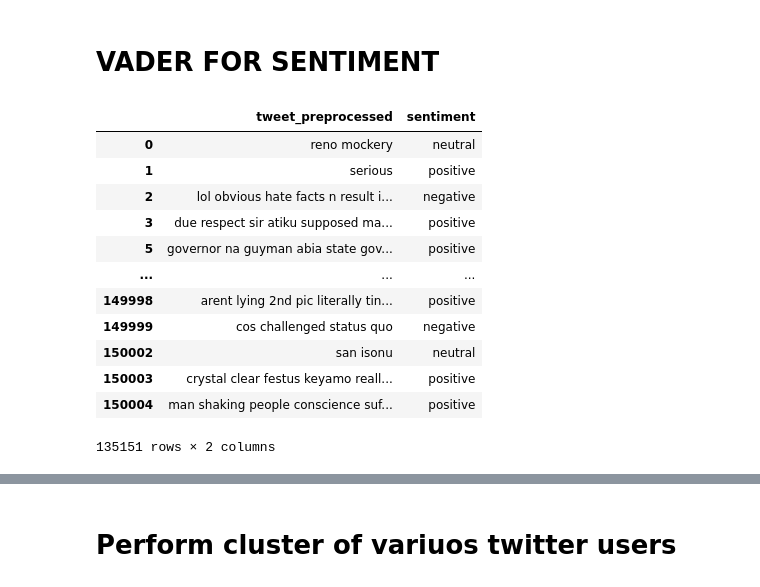
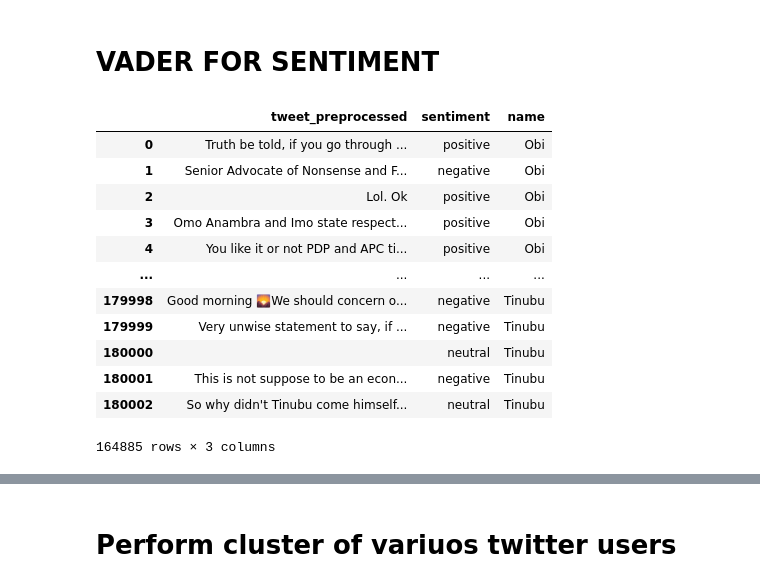
Before and after one commit to godwinnwalozie/NaijaDecide2023, a Jupyter notebook: scrapped_user_handle.ipynb, the cells around one changed output, grey strips where cells are left out. Drawn from its saved outputs; the diff is of its cells as text; code cells hidden in the pictures.

```diff
--- a/scrapped_user_handle.ipynb
+++ b/scrapped_user_handle.ipynb
@@ -58,7 +53,5 @@ name.shape
 # %%
 name.drop_duplicates(subset = 'Tweet', keep = 'first', inplace = True)
-# %%
-pd.set_option('display.max_columns', None)
 # %%
 name['Date Created'] = pd.to_datetime(name['Date Created'])
 # %%
@@ -69,5 +62,4 @@ name['day'] = pd.DatetimeIndex(name['Date Created']).day.astype('str')
 name['date'] =  name['year'] + '-' + name['month'] + '-' + name['day']
 name['date'] = pd.to_datetime(name['date'])
 # %%
-name = name.drop(['User','Number of Likes',"year","month","day"], axis =1)
-name
+name = name.drop(['User_name','Number of Likes',"year","month","day"], axis =1)
@@ -117,20 +103,20 @@ name
 # %%
-# stopword remover and preprocessing  channges emorji to lol also strip multiple hash tags
+# # stopword remover and preprocessing  channges emorji to lol also strip multiple hash tags
 
-stopwords = set(stopwords.words("english"))
-def clean_tweet(tweet):
-    if type(tweet) == np.float:
-        return ""
-    temp = tweet.lower()
-    temp = re.sub("'", "", temp) # to avoid removing contractions in english
-    temp = re.sub("@[A-Za-z0-9_]+","", temp)
-    temp = re.sub("#[A-Za-z0-9_]+","", temp)
-    temp = re.sub(r'http\S+', '', temp)
-    temp = re.sub('[()!?]', ' ', temp)
-    temp = re.sub('\[.*?\]',' ', temp)
-    temp = re.sub("[^a-z0-9]"," ", temp)
-    temp = temp.split()
-    temp = [w for w in temp if not w in stopwords]
-    temp = " ".join(word for word in temp)
-    return temp
-name['tweet_preprocessed'] = name.Tweet.apply(lambda x :clean_tweet(x) )
+# stopwords = set(stopwords.words("english"))
+# def clean_tweet(tweet):
+#     if type(tweet) == np.float:
+#         return ""
+#     temp = tweet.lower()
+#     temp = re.sub("'", "", temp) # to avoid removing contractions in english
+#     temp = re.sub("@[A-Za-z0-9_]+","", temp)
+#     temp = re.sub("#[A-Za-z0-9_]+","", temp)
+#     temp = re.sub(r'http\S+', '', temp)
+#     temp = re.sub('[()!?]', ' ', temp)
+#     temp = re.sub('\[.*?\]',' ', temp)
+#     temp = re.sub("[^a-z0-9]"," ", temp)
+#     temp = temp.split()
+#     temp = [w for w in temp if not w in stopwords]
+#     temp = " ".join(word for word in temp)
+#     return temp
+# name['tweet_preprocessed'] = name.Tweet.apply(lambda x :clean_tweet(x) )
@@ -235,7 +201,7 @@ Name: date, dtype: int64
 # %%
 sentiments = SentimentIntensityAnalyzer()
 name['Positive'] = name['Tweet'].apply(lambda x: sentiments.polarity_scores(x)['pos'])
-name['Negetive'] = name['Tweet'].apply(lambda x: sentiments.polarity_scores(x)['neu'])
+name['Negative'] = name['Tweet'].apply(lambda x: sentiments.polarity_scores(x)['neu'])
 name['Neutral'] = name['Tweet'].apply(lambda x: sentiments.polarity_scores(x)['neg'])
 name['compound'] = name['Tweet'].apply(lambda x: sentiments.polarity_scores(x)['compound'])
 # %%
@@ -252,22 +218,22 @@ for i in score:
 name['sentiment']= sentiment
 # %%
 name['sentiment'] = sentiment
-tweet_final = name.loc[:,['tweet_preprocessed','sentiment']]
+tweet_final = name.loc[:,['tweet_preprocessed','sentiment',"name"]]
 tweet_final
 # %% [output]
-|  | tweet_preprocessed | sentiment |
-| 0 | reno mockery | neutral |
-| 1 | serious | positive |
-| 2 | lol obvious hate facts n result i... | negative |
-| 3 | due respect sir atiku supposed ma... | positive |
-| 5 | governor na guyman abia state gov... | positive |
-| ... | ... | ... |
-| 149998 | arent lying 2nd pic literally tin... | positive |
-| 149999 | cos challenged status quo | negative |
-| 150002 | san isonu | neutral |
-| 150003 | crystal clear festus keyamo reall... | positive |
-| 150004 | man shaking people conscience suf... | positive |
+|  | tweet_preprocessed | sentiment | name |
+| 0 | Truth be told, if you go through ... | positive | Obi |
+| 1 | Senior Advocate of Nonsense and F... | negative | Obi |
+| 2 | Lol. Ok | positive | Obi |
+| 3 | Omo Anambra and Imo state respect... | positive | Obi |
+| 4 | You like it or not PDP and APC ti... | positive | Obi |
+| ... | ... | ... | ... |
+| 179998 | Good morning 🌄We should concern o... | negative | Tinubu |
+| 179999 | Very unwise statement to say, if ... | negative | Tinubu |
+| 180000 |  | neutral | Tinubu |
+| 180001 | This is not suppose to be an econ... | negative | Tinubu |
+| 180002 | So why didn't Tinubu come himself... | neutral | Tinubu |
-135151 rows × 2 columns
+164885 rows × 3 columns
 # %%
 tweet_final.sentiment.value_counts().to_frame()
 # %% [output]
```
Also changed, not shown: parts of 45 cells of this notebook, 5 other files.
